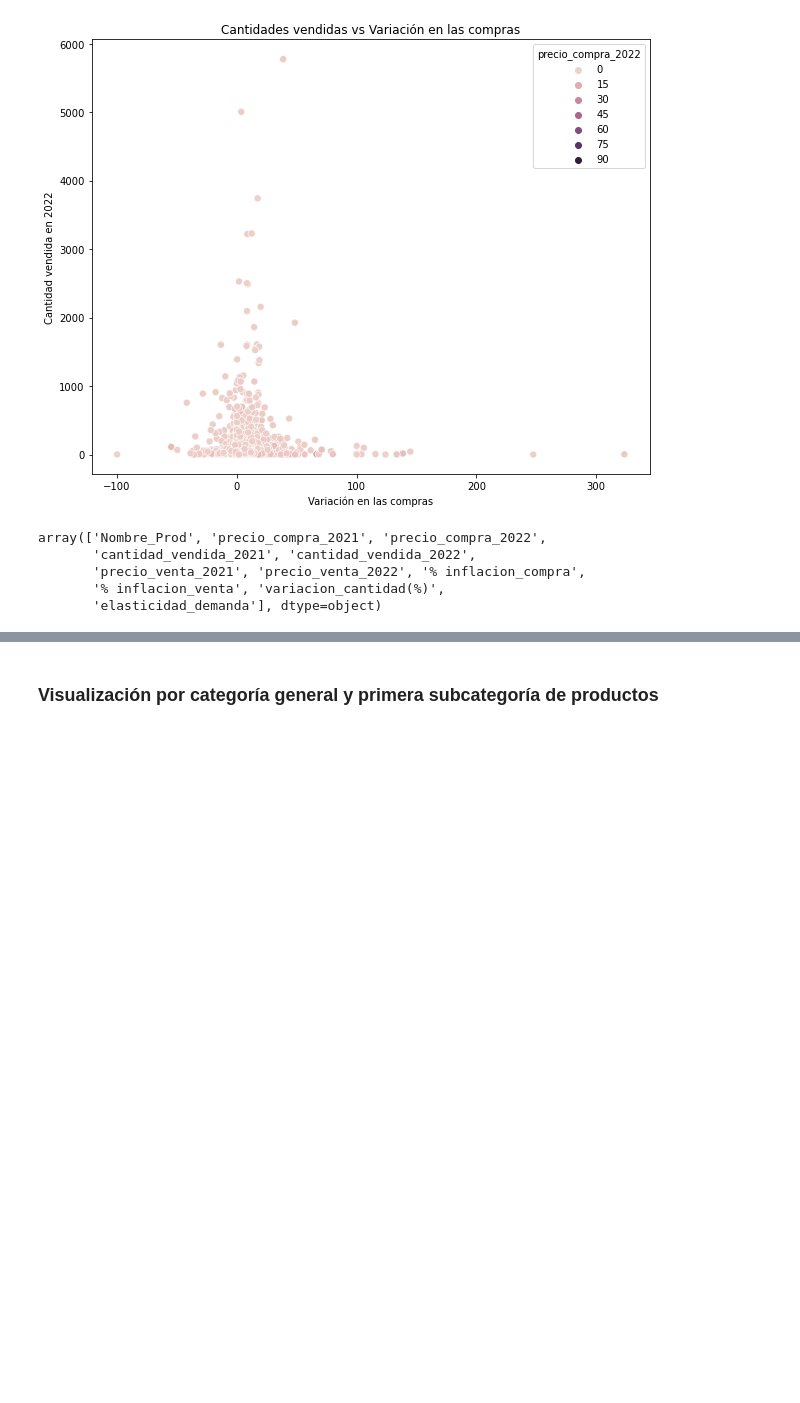
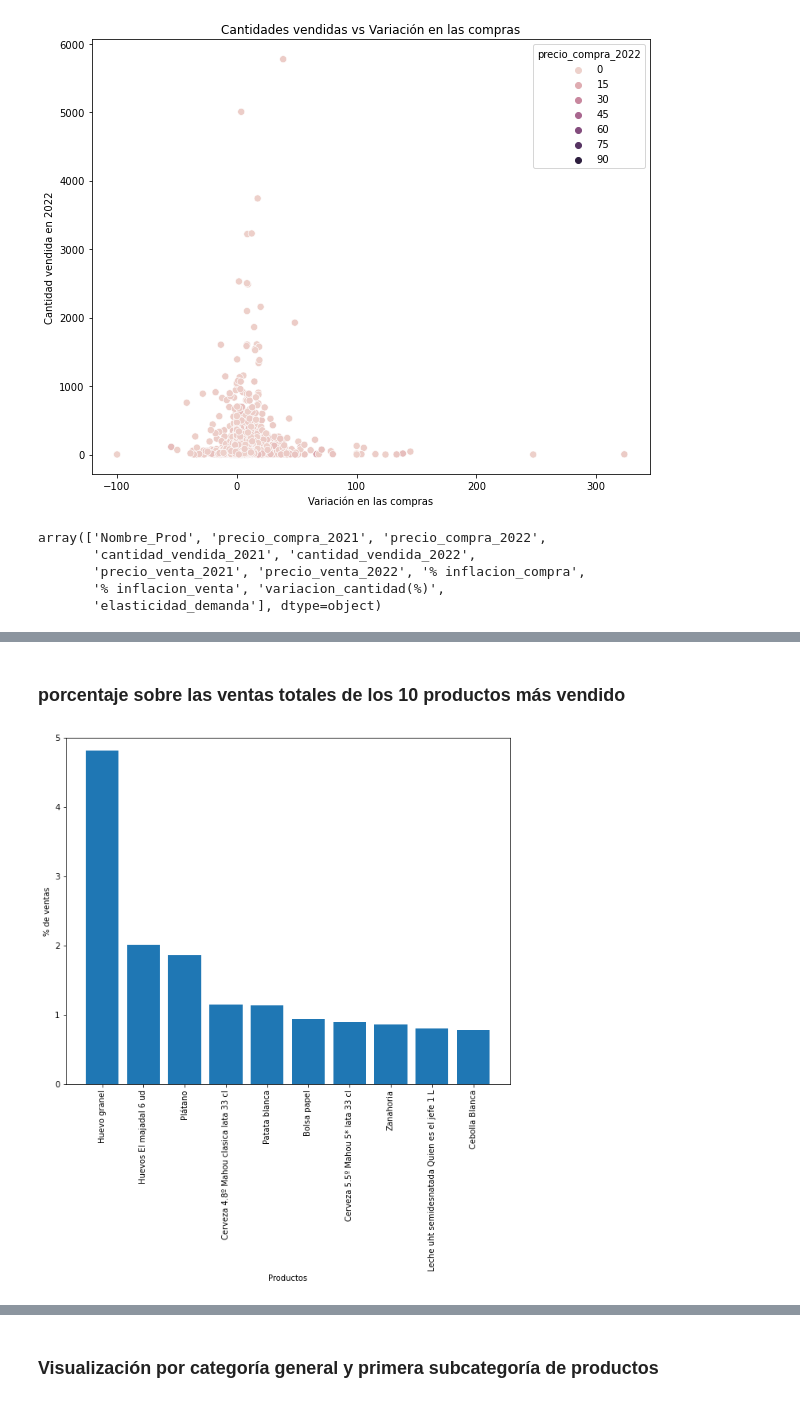
Before and after one commit to Factoria-F5-AI-Bootcamp-1-Edicion/Proyecto_Osa, a Jupyter notebook: EDA_ la_Osa.ipynb, the cells around one changed output, grey strips where cells are left out. Cells and saved outputs as stored; diff of their text form; code cells hidden in the pictures; blank space fills up the shorter version.

```diff
--- a/EDA_ la_Osa.ipynb
+++ b/EDA_ la_Osa.ipynb
@@ -571 +581,27 @@ Name: cantidad_vendida_2022, dtype: float64
+# %% [markdown]
+### porcentaje sobre las ventas totales de los 10 productos más vendido
+# %%
+plt.figure(figsize=(10, 8))
+# Calcular las ventas totales de cada producto
+sales_by_product = Osa_df.groupby('Nombre_Prod')['Cant_Prod_Venta'].sum().sort_values(ascending=False)
+
+# Seleccionar los 10 productos más vendidos
+top_10_products = sales_by_product.head(10)
+
+# Calcular el porcentaje sobre las ventas totales de los 10 productos más vendidos
+sales_percentages = top_10_products / sales_by_product.sum() * 100
+
+# Crear el gráfico de barras con el porcentaje de ventas
+plt.bar(sales_percentages.index, sales_percentages.values)
+
+# Ajustar los límites del eje y y agregar etiquetas
+plt.ylim([0, 5])
+plt.ylabel('% de ventas')
+plt.xlabel('Productos')
+plt.xticks(rotation=90)
+
+# Mostrar el gráfico
+plt.show()
+# %% [output]
+[figure, added]
 # %%
```
Also changed, not shown: parts of 20 cells of this notebook, 1 other file.
